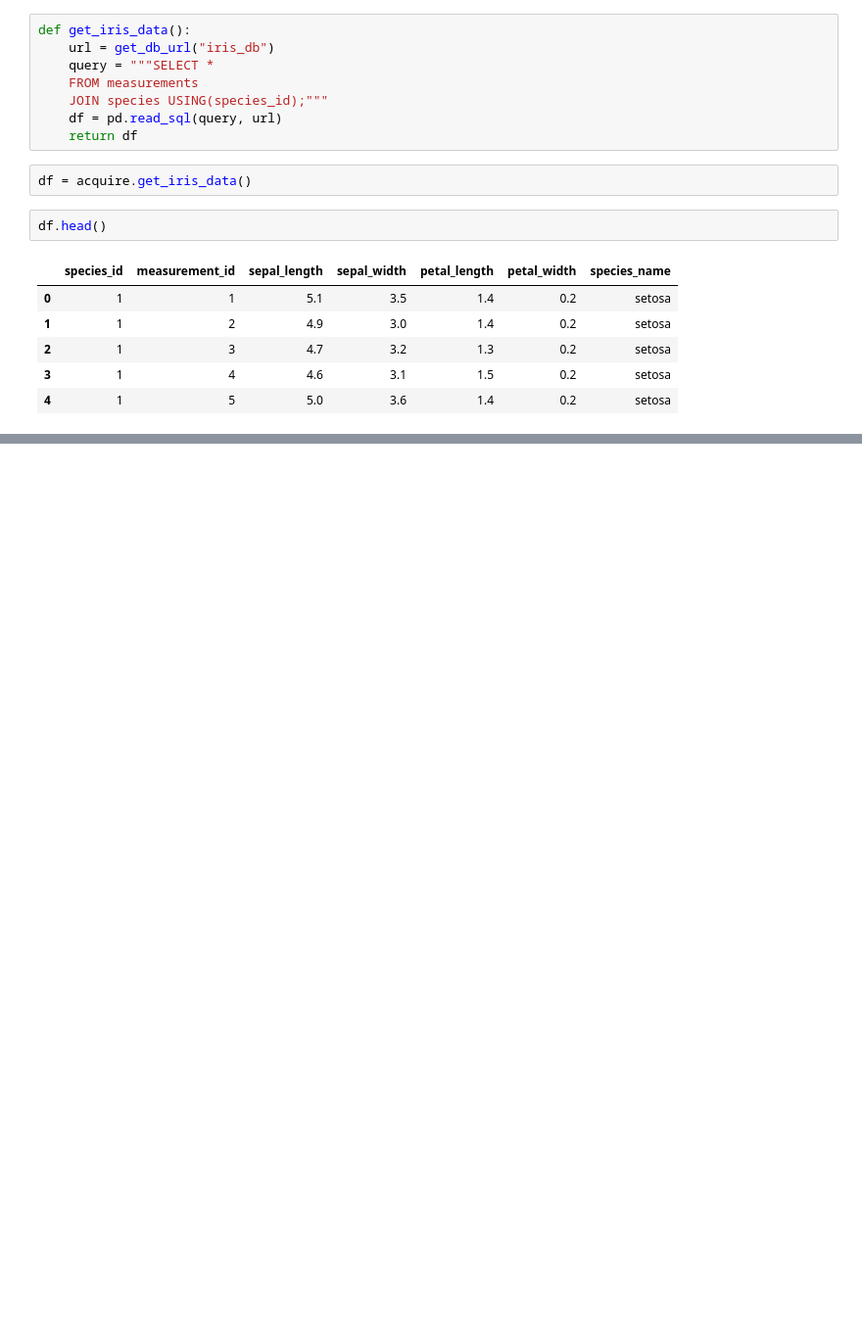
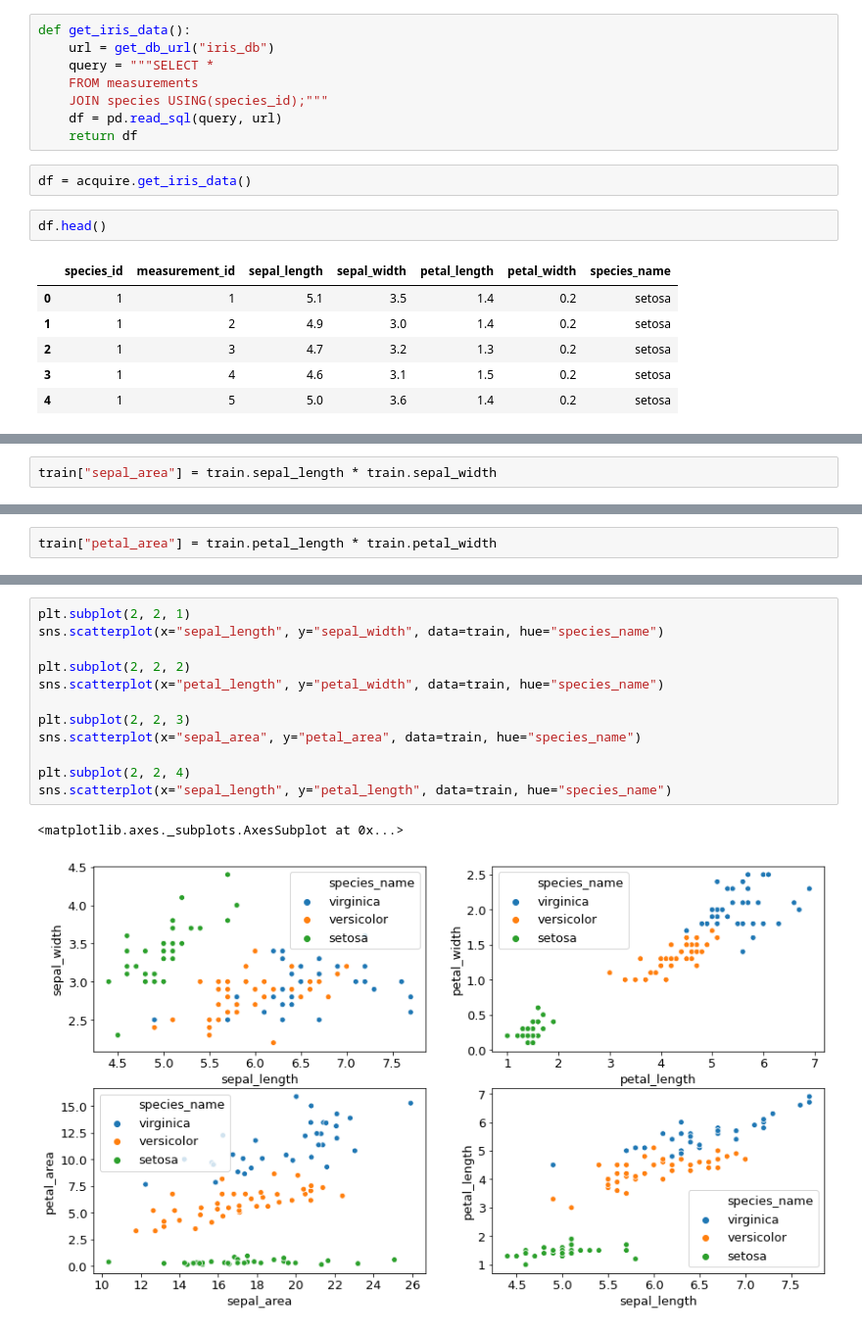
Before and after one commit to yvonneking1/ds-methodologies-exercises, a Jupyter notebook: classification/classification_exercises.ipynb, the cells around one changed output, grey strips where cells are left out. Shown: that part at 98% size. Drawn from its saved outputs; the diff is of its cells as text; blank space fills up the shorter version.

```diff
--- a/classification/classification_exercises.ipynb
+++ b/classification/classification_exercises.ipynb
@@ -240,0 +332,2 @@ df.head()
+# %%
+train["sepal_area"] = train.sepal_length * train.sepal_width
@@ -240,0 +342,2 @@ df.head()
+# %%
+train["petal_area"] = train.petal_length * train.petal_width
@@ -240,0 +352,15 @@ df.head()
+# %%
+plt.subplot(2, 2, 1)
+sns.scatterplot(x="sepal_length", y="sepal_width", data=train, hue="species_name")
+
+plt.subplot(2, 2, 2)
+sns.scatterplot(x="petal_length", y="petal_width", data=train, hue="species_name")
+
+plt.subplot(2, 2, 3)
+sns.scatterplot(x="sepal_area", y="petal_area", data=train, hue="species_name")
+
+plt.subplot(2, 2, 4)
+sns.scatterplot(x="sepal_length", y="petal_length", data=train, hue="species_name")
+# %% [output]
+<matplotlib.axes._subplots.AxesSubplot at 0x...>
+[figure, added]
```
Also changed, not shown: parts of 37 cells of this notebook.
